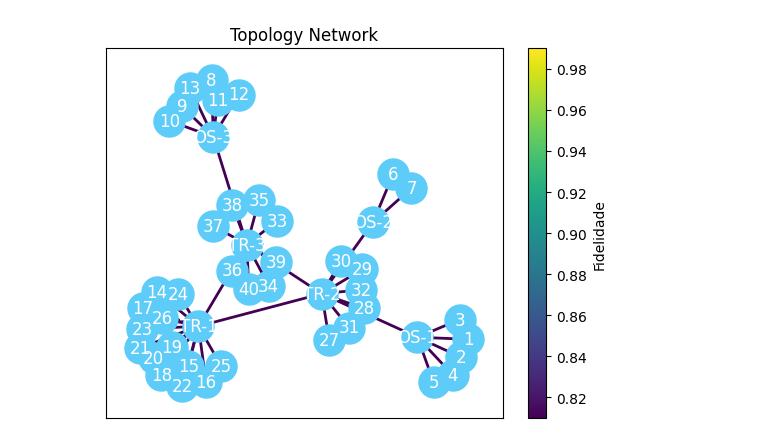
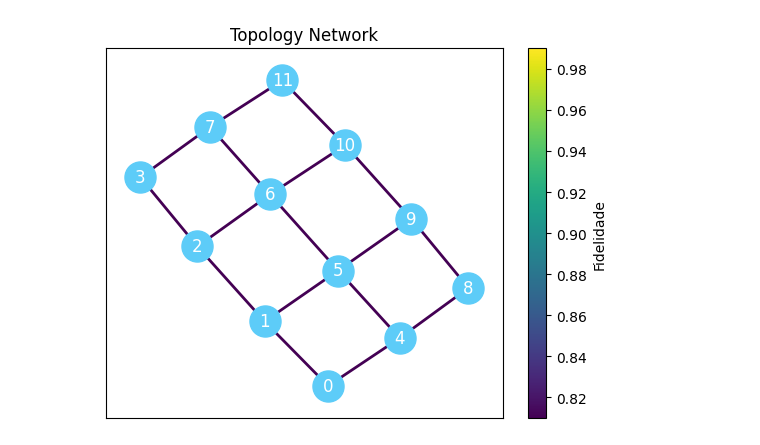
Before and after one commit to artuenric/Simulacoes-QKD, a Jupyter notebook: Simulação.ipynb, the cells around one changed output. Cells and saved outputs as stored; diff of their text form; code cells hidden in the pictures.

```diff
--- a/Simulação.ipynb
+++ b/Simulação.ipynb
@@ -4,15 +7,15 @@ from QKDnet.sim import Simulation
 # %%
 # Rede
 rede = Network()
-rede.set_topology("China")
-rede.set_nqubits(1000)
+rede.set_topology("Lattice", 3, 4)
+rede.set_nqubits(100)
 rede.set_fidelity(0.9)
 rede.draw()
 
 # Controlador
 controlador = Controller(rede)
 # %% [output]
-[figure, old version]
+[figure, new version]
 # %%
 # Simulação
 sim = Simulation(rede, controlador)
```
Also changed, not shown: parts of 3 cells of this notebook, 1 other file.
